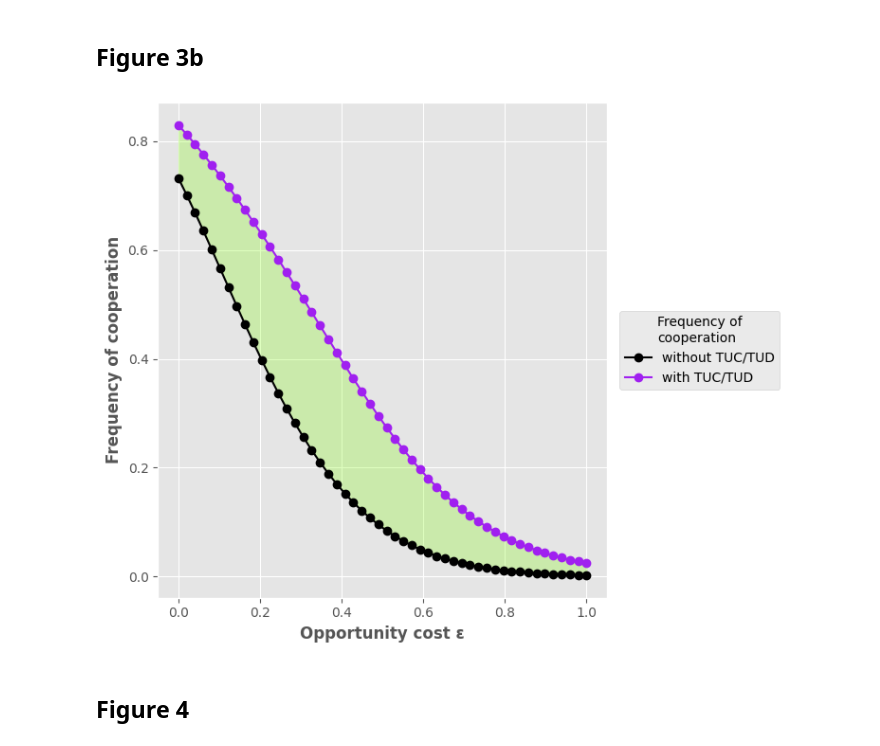
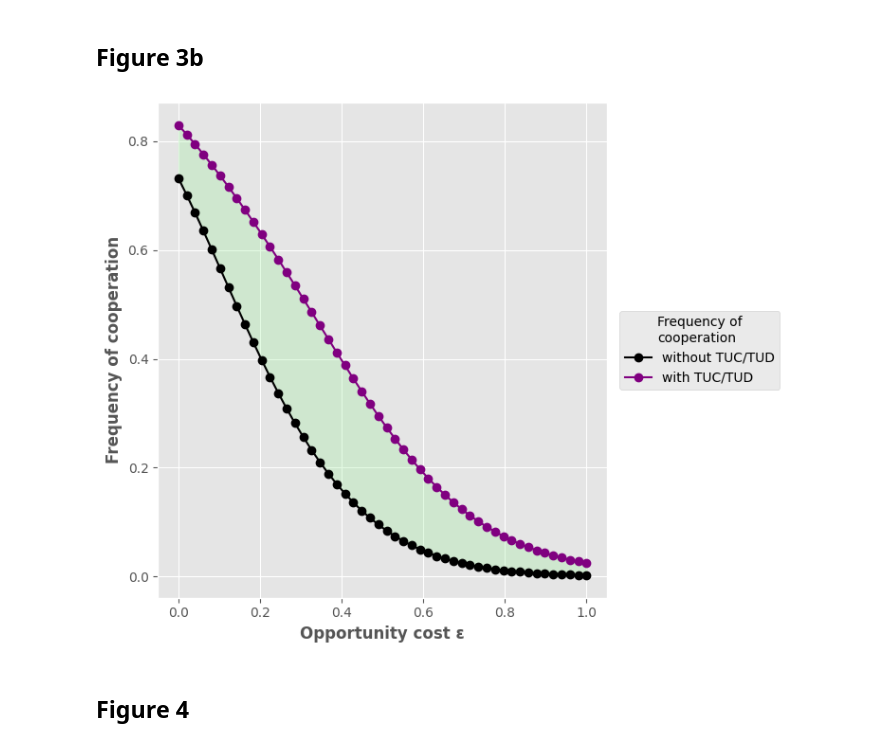
Before and after one commit to mwallemacq/CGT-project-trust-based-strategies, a Jupyter notebook: core_implementation.ipynb, the cells around one changed output. Drawn from its saved outputs; the diff is of its cells as text; code cells hidden in the pictures.

```diff
--- a/core_implementation.ipynb
+++ b/core_implementation.ipynb
@@ -94,7 +147,9 @@ def get_stationary_distribution(payoff_matrix):
     evolver = egt.analytical.PairwiseComparison(N, game)
 
     # 2) calculate distribution(s)
-    transition_matrix, fixation_probabilities = evolver.calculate_transition_and_fixation_matrix_sml(BETA)
+    transition_matrix, fixation_probabilities = (
+        evolver.calculate_transition_and_fixation_matrix_sml(BETA)
+    )
     stationary = egt.utils.calculate_stationary_distribution(transition_matrix.T)
 
     # 3) null checks & transform near null
@@ -183,76 +246,90 @@ for eps in epsilon_values:
 
     # Without Trust Based Strategies
     payoff_matrix_without_trust = initialize_payoff_matrix(
-        R=R, S=S, T=T, P=P,
+        R=R,
+        S=S,
+        T=T,
+        P=P,
         theta=THETA,
         check_co_player_probability=CHECK_PROBABILITY,
         epsilon=eps,
         r=NUM_ROUNDS,
-        with_trust_based_strategies=False
-
+        with_trust_based_strategies=False,
     )
 
     stationary_without_trust = get_stationary_distribution(payoff_matrix_without_trust)
-    cooperation_without_trust.append(cooperation_frequency(stationary_without_trust, without_cooperation_strategies, THETA, NUM_ROUNDS))
-
+    cooperation_without_trust.append(
+        cooperation_frequency(
+            stationary_without_trust, without_cooperation_strategies, THETA, NUM_ROUNDS
+        )
+    )
 
     # With Trust Based Strategies
     payoff_matrix_with_trust = initialize_payoff_matrix(
-        R=R, S=S, T=T, P=P,
+        R=R,
+        S=S,
+        T=T,
+        P=P,
         theta=THETA,
         check_co_player_probability=CHECK_PROBABILITY,
         epsilon=eps,
         r=NUM_ROUNDS,
-        with_trust_based_strategies=True
-
+        with_trust_based_strategies=True,
     )
 
     stationary_with_trust = get_stationary_distribution(payoff_matrix_with_trust)
-    cooperation_with_trust.append(cooperation_frequency(stationary_with_trust, STRATEGIES, THETA, NUM_ROUNDS))
+    cooperation_with_trust.append(
+        cooperation_frequency(stationary_with_trust, STRATEGIES, THETA, NUM_ROUNDS)
+    )
 
 cooperation_without_trust = np.array(cooperation_without_trust)
 cooperation_with_trust = np.array(cooperation_with_trust)
 
 diff = cooperation_with_trust - cooperation_without_trust
 
 
-
 plt.style.use("ggplot")
 fig, ax = plt.subplots(figsize=(8, 6))
 
 ax.plot(
-    epsilon_values, cooperation_without_trust,
-    color="black", marker="o",
-    label="without TUC/TUD"
+    epsilon_values,
+    cooperation_without_trust,
+    color="black",
+    marker="o",
+    label="without TUC/TUD",
 )
 
 ax.plot(
-    epsilon_values, cooperation_with_trust,
-    color="#a020f0", marker="o",
-    label="with TUC/TUD"
+    epsilon_values,
+    cooperation_with_trust,
+    color="purple",
+    marker="o",
+    label="with TUC/TUD",
 )
 
-ax.fill_between(  #(source: https://matplotlib.org/stable/api/_as_gen/matplotlib.pyplot.fill_between.html)
+ax.fill_between(  # (source: https://matplotlib.org/stable/api/_as_gen/matplotlib.pyplot.fill_between.html)
     epsilon_values,
     cooperation_without_trust,
     cooperation_with_trust,
     where=None,
-    color="#7cfc00",
+    color="lightgreen",
     alpha=0.25,
-    interpolate=False
+    interpolate=False,
 )
 
 ax.set_xlabel("Opportunity cost ε", fontweight="bold")
 ax.set_ylabel("Frequency of cooperation", fontweight="bold")
 
 
-legend = ax.legend(title="""Frequency of\ncooperation""",
-                   loc='center right',
-                   bbox_to_anchor=(1.40, 0.5))
+legend = ax.legend(
+    title="""Frequency of\ncooperation""",
+    loc="center right",
+    bbox_to_anchor=(1.40, 0.5),
+)
 plt.tight_layout()
 plt.show()
 # %% [output]
-[figure, old version]
+[figure, new version]
 # %% [markdown]
 ## Figure 4
 # %%
```
Also changed, not shown: parts of 11 cells of this notebook.
